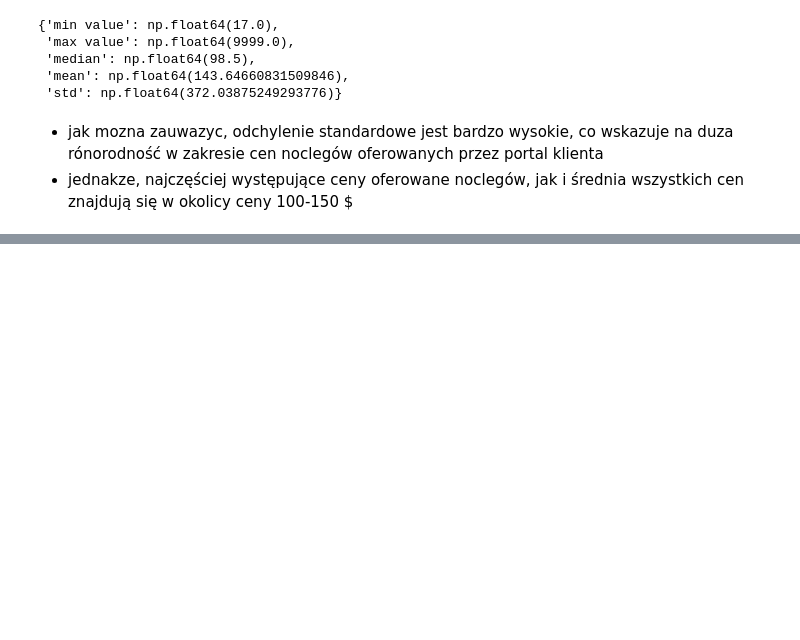
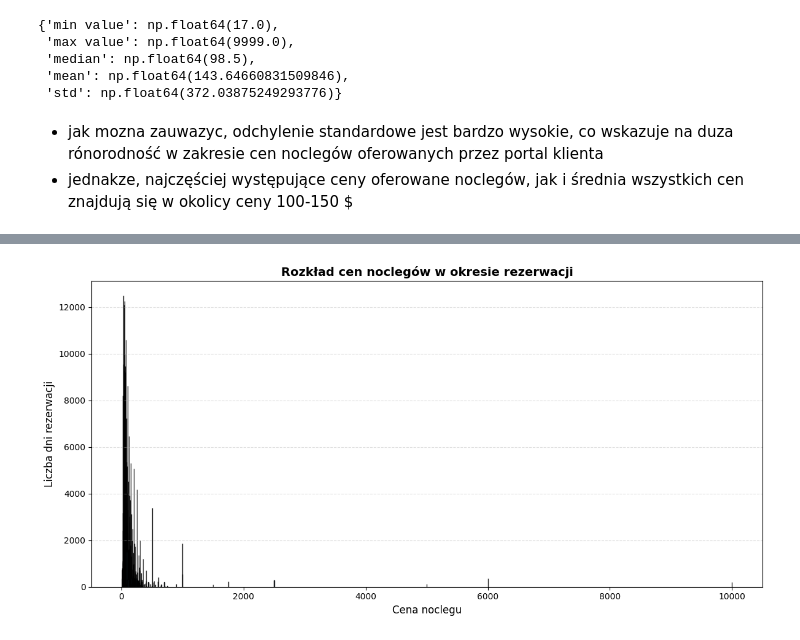
Before and after one commit to Kwasus33/Overpricing-Detection, a Jupyter notebook: notebooks/initial_docs.ipynb, the cells around one changed output, grey strips where cells are left out. Cells and saved outputs as stored; diff of their text form; code cells hidden in the pictures; blank space fills up the shorter version.

Commit message:
feat: more of price-based analysis

```diff
--- a/notebooks/initial_docs.ipynb
+++ b/notebooks/initial_docs.ipynb
@@ -303,0 +321,9 @@ Prices distribution:
+# %%
+unqiue_prices = [price for price in mod_calendar_df["price_numeric"].unique()]
+price_availability_distro = {}
+
+for price in unqiue_prices:
+    data_per_price = mod_calendar_df[mod_calendar_df["price_numeric"] == price]
+    price_availability_distro[price] = len(data_per_price[data_per_price["available"] == "f"])  # available == f(alse)
+
+pprint(price_availability_distro)
@@ -303,0 +348,12 @@ Prices distribution:
+# %%
+plt.figure(figsize=(12, 6))
+plt.bar(price_availability_distro.keys(), price_availability_distro.values(), color="steelblue", edgecolor="black", alpha=0.85)
+# plt.pie(price_availability_distro.values(), labels=price_availability_distro.keys())
+plt.title("Rozkład cen noclegów w okresie rezerwacji", fontsize=14, fontweight="bold")
+plt.xlabel("Cena noclegu", fontsize=12)
+plt.ylabel("Liczba dni rezerwacji", fontsize=12)
+plt.grid(axis='y', linestyle='--', alpha=0.4)
+plt.tight_layout()
+plt.show()
+# %% [output]
+[figure, added]
```
Also changed, not shown: parts of 25 cells of this notebook.
